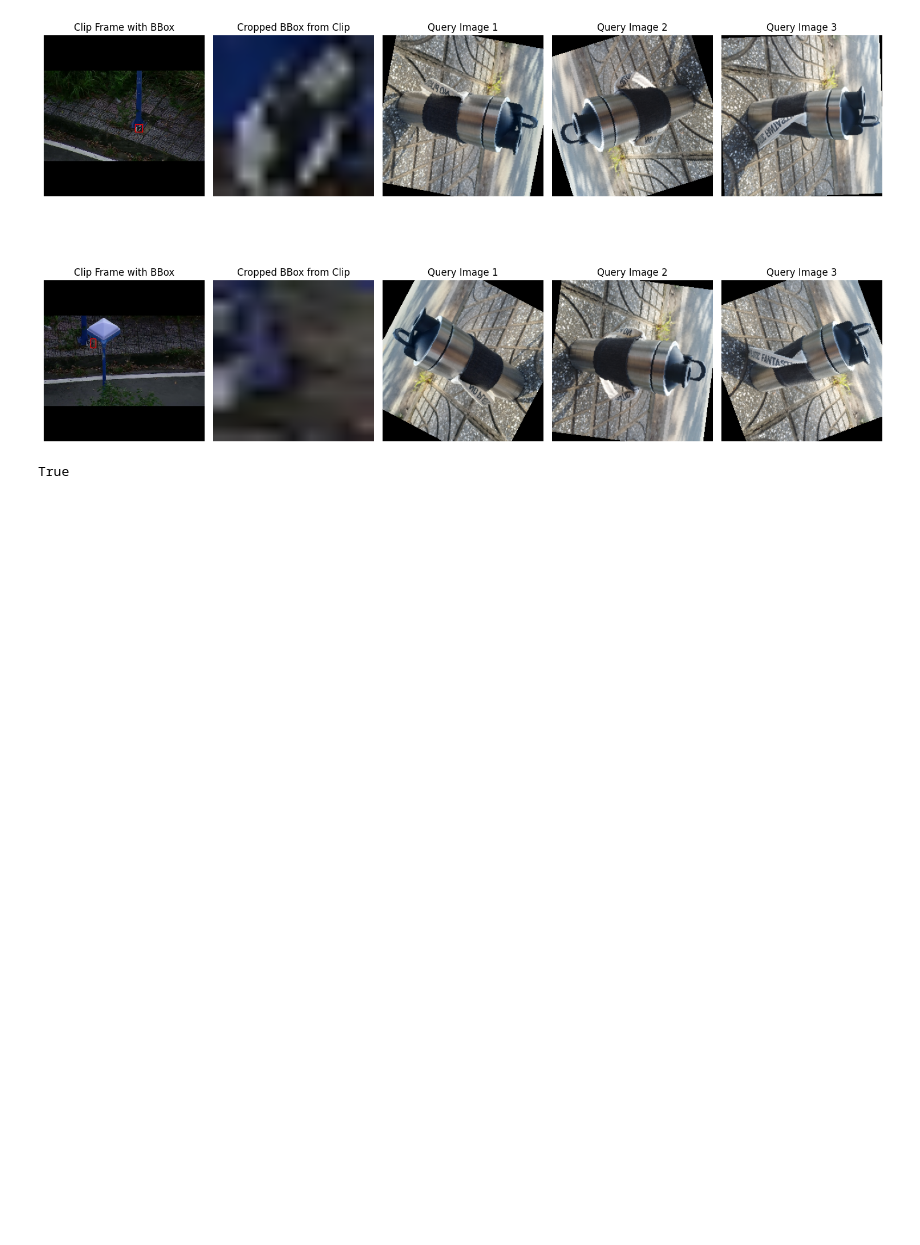
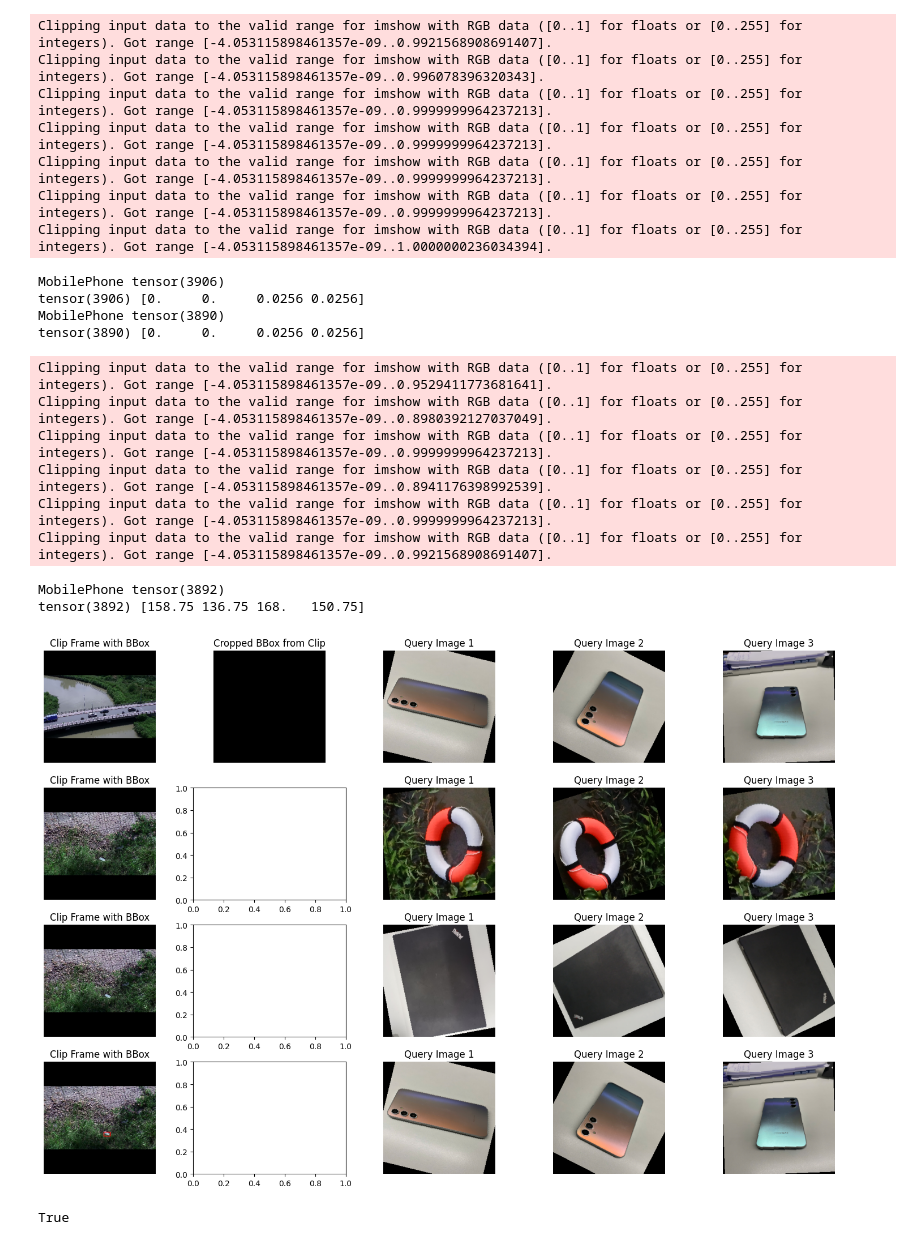
Before and after one commit to MinhDucNguyen9705/AeroEyes, a Jupyter notebook: data_pipeline.ipynb, the cells around one changed output. Drawn from its saved outputs; the diff is of its cells as text; code cells hidden in the pictures; blank space fills up the shorter version.

Commit message:
Model, Data Pipeline, and other minor changes

```diff
--- a/data_pipeline.ipynb
+++ b/data_pipeline.ipynb
@@ -416,11 +425,12 @@ data_paths = [p.replace('\\', '/') for p in data_paths]
 # train_paths = data_paths[:int(0.95*len(data_paths))]
 # val_paths = data_paths[int(0.95*len(data_paths)):]
 data_paths.sort()
-train_paths = data_paths[:12]
-val_paths = data_paths[12:]
+train_paths = data_paths[:11]
+val_paths = data_paths[11:]
 
 train_dataset = VisualQuery2DDataset(clip_params, query_params, train_paths, mode='train', transform=train_transform)
 val_dataset = VisualQuery2DDataset(clip_params, query_params, val_paths, mode='val', transform=train_transform)
 # %%
-train_dataset = ConcatDataset([train_ego_dataset])
-val_dataset = ConcatDataset([val_ego_dataset])
+# train_dataset = ConcatDataset([train_ego_dataset])
+train_dataset = ConcatDataset([train_ego_dataset, train_dataset])
+# val_dataset = ConcatDataset([val_dataset, val_ego_dataset])
@@ -659 +742,3 @@ sample_data = next(iter(val_dataloader))
+# %%
+new_sample_data = replicate_sample_for_hnm(sample_data)
 # %%
@@ -661,5 +746,5 @@ processed_sample_data = process_data(config, sample_data, iter=0, split='val', d
 # %%
 # Take indices of bounding boxes
-batch_size = sample_data['clip'].size(0)
-bbox_indices = [torch.nonzero(sample_data['clip_with_bbox'][b]).view(-1) for b in range(batch_size)]
+batch_size = new_sample_data['clip'].size(0)
+bbox_indices = [torch.nonzero(new_sample_data['clip_with_bbox'][b]).view(-1) for b in range(batch_size)]
 # %%
@@ -680,22 +775,25 @@ bbox_indices
 def unnormalize(img, mean, std):
     return img * std + mean
 # %%
-num_sample = 2
-fig, axs = plt.subplots(2, 5, figsize=(15,10))
-frame = [random.choice(bbox_indices[i]).item() if len(bbox_indices[i])>0 else 0 for i in range(num_sample)]
+num_sample = 4
+fig, axs = plt.subplots(4, 5, figsize=(15,10))
+# frame = [random.choice(bbox_indices[i]).item() if len(bbox_indices[i])>0 else 0 for i in range(num_sample)]
+frame = [random.randint(0, new_sample_data['clip'].shape[1]-1) for i in range(num_sample)]
+batch_idx = np.random.choice(new_sample_data['clip'].shape[0], num_sample, replace=False)
 
 for i in range(num_sample):
-    clip = sample_data['clip'][i, frame[i]].permute(1,2,0).cpu().numpy()
+    print(new_sample_data['object_title'][batch_idx[i]], new_sample_data['clip_idxs'][batch_idx[i], frame[i]])
+    clip = new_sample_data['clip'][batch_idx[i], frame[i]].permute(1,2,0).cpu().numpy()
     clip = unnormalize(clip, NORMALIZE_MEAN, NORMALIZE_STD)
     h, w, _ = clip.shape
     # print(h, w)
     axs[i, 0].imshow(clip)
     axs[i, 0].axis('off')
     axs[i, 0].set_title('Clip Frame with BBox')
-    bbox = sample_data['clip_bbox'][i, frame[i]]
+    bbox = new_sample_data['clip_bbox'][batch_idx[i], frame[i]]
     # bbox = recover_bbox(bbox, h, w)
     bbox = recover_boxes_to_original(bbox.unsqueeze(0), h, w)[0].squeeze(0).cpu().numpy()
-    print(sample_data['clip_idxs'][i, frame[i]], bbox)
+    print(new_sample_data['clip_idxs'][batch_idx[i], frame[i]], bbox)
     rect = plt.Rectangle((bbox[1], bbox[0]), (bbox[3]-bbox[1]), (bbox[2]-bbox[0]), linewidth=1, edgecolor='r', facecolor='none')
     axs[i, 0].add_patch(rect)
     # Crop the image using the bounding box
@@ -708,13 +806,13 @@ for i in range(num_sample):
         axs[i, 1].imshow(resized_crop)
         axs[i, 1].axis('off')
         axs[i, 1].set_title('Cropped BBox from Clip')
-    axs[i, 2].imshow(unnormalize(sample_data['query_images'][i, 0].permute(1,2,0).cpu().numpy(), NORMALIZE_MEAN, NORMALIZE_STD))
+    axs[i, 2].imshow(unnormalize(new_sample_data['query_images'][batch_idx[i], 0].permute(1,2,0).cpu().numpy(), NORMALIZE_MEAN, NORMALIZE_STD))
     axs[i, 2].axis('off')
     axs[i, 2].set_title('Query Image 1')
-    axs[i, 3].imshow(unnormalize(sample_data['query_images'][i, 1].permute(1,2,0).cpu().numpy(), NORMALIZE_MEAN, NORMALIZE_STD))
+    axs[i, 3].imshow(unnormalize(new_sample_data['query_images'][batch_idx[i], 1].permute(1,2,0).cpu().numpy(), NORMALIZE_MEAN, NORMALIZE_STD))
     axs[i, 3].axis('off')
     axs[i, 3].set_title('Query Image 2')
-    axs[i, 4].imshow(unnormalize(sample_data['query_images'][i, 2].permute(1,2,0).cpu().numpy(), NORMALIZE_MEAN, NORMALIZE_STD))
+    axs[i, 4].imshow(unnormalize(new_sample_data['query_images'][batch_idx[i], 2].permute(1,2,0).cpu().numpy(), NORMALIZE_MEAN, NORMALIZE_STD))
     axs[i, 4].axis('off')
     axs[i, 4].set_title('Query Image 3')
 
@@ -734,4 +828,23 @@ tensor(1331) [ 92.    73.75 106.25  81.75]
+Clipping input data to the valid range for imshow with RGB data ([0..1] for floats or [0..255] for integers). Got range [-4.053115898461357e-09..0.9921568908691407].
+Clipping input data to the valid range for imshow with RGB data ([0..1] for floats or [0..255] for integers). Got range [-4.053115898461357e-09..0.996078396320343].
+Clipping input data to the valid range for imshow with RGB data ([0..1] for floats or [0..255] for integers). Got range [-4.053115898461357e-09..0.9999999964237213].
+Clipping input data to the valid range for imshow with RGB data ([0..1] for floats or [0..255] for integers). Got range [-4.053115898461357e-09..0.9999999964237213].
+Clipping input data to the valid range for imshow with RGB data ([0..1] for floats or [0..255] for integers). Got range [-4.053115898461357e-09..0.9999999964237213].
+Clipping input data to the valid range for imshow with RGB data ([0..1] for floats or [0..255] for integers). Got range [-4.053115898461357e-09..0.9999999964237213].
+Clipping input data to the valid range for imshow with RGB data ([0..1] for floats or [0..255] for integers). Got range [-4.053115898461357e-09..1.0000000236034394].
+MobilePhone tensor(3906)
+tensor(3906) [0.     0.     0.0256 0.0256]
+MobilePhone tensor(3890)
+tensor(3890) [0.     0.     0.0256 0.0256]
+Clipping input data to the valid range for imshow with RGB data ([0..1] for floats or [0..255] for integers). Got range [-4.053115898461357e-09..0.9529411773681641].
+Clipping input data to the valid range for imshow with RGB data ([0..1] for floats or [0..255] for integers). Got range [-4.053115898461357e-09..0.8980392127037049].
+Clipping input data to the valid range for imshow with RGB data ([0..1] for floats or [0..255] for integers). Got range [-4.053115898461357e-09..0.9999999964237213].
+Clipping input data to the valid range for imshow with RGB data ([0..1] for floats or [0..255] for integers). Got range [-4.053115898461357e-09..0.8941176398992539].
+Clipping input data to the valid range for imshow with RGB data ([0..1] for floats or [0..255] for integers). Got range [-4.053115898461357e-09..0.9999999964237213].
+Clipping input data to the valid range for imshow with RGB data ([0..1] for floats or [0..255] for integers). Got range [-4.053115898461357e-09..0.9921568908691407].
+MobilePhone tensor(3892)
+tensor(3892) [158.75 136.75 168.   150.75]
-[figure, old version]
+[figure, new version]
 # %%
 i = 2
 img = sample_data['clip'][i, frame[i]].permute(1, 2, 0).cpu().numpy()
```
Also changed, not shown: parts of 23 cells of this notebook, 10 other files.
